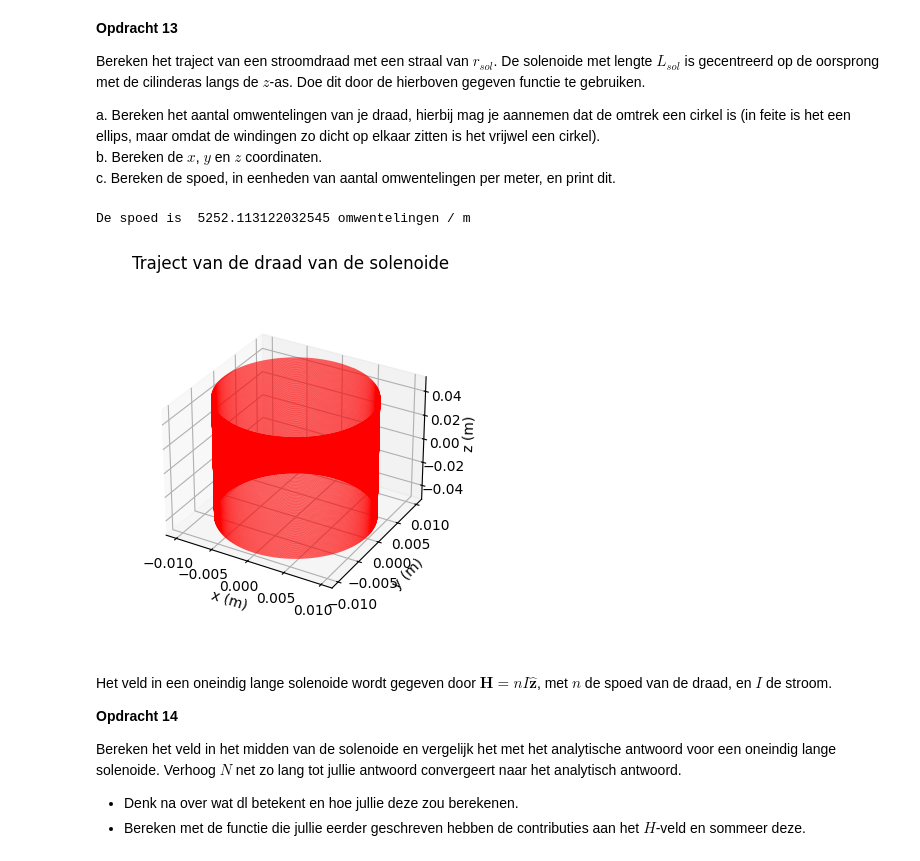
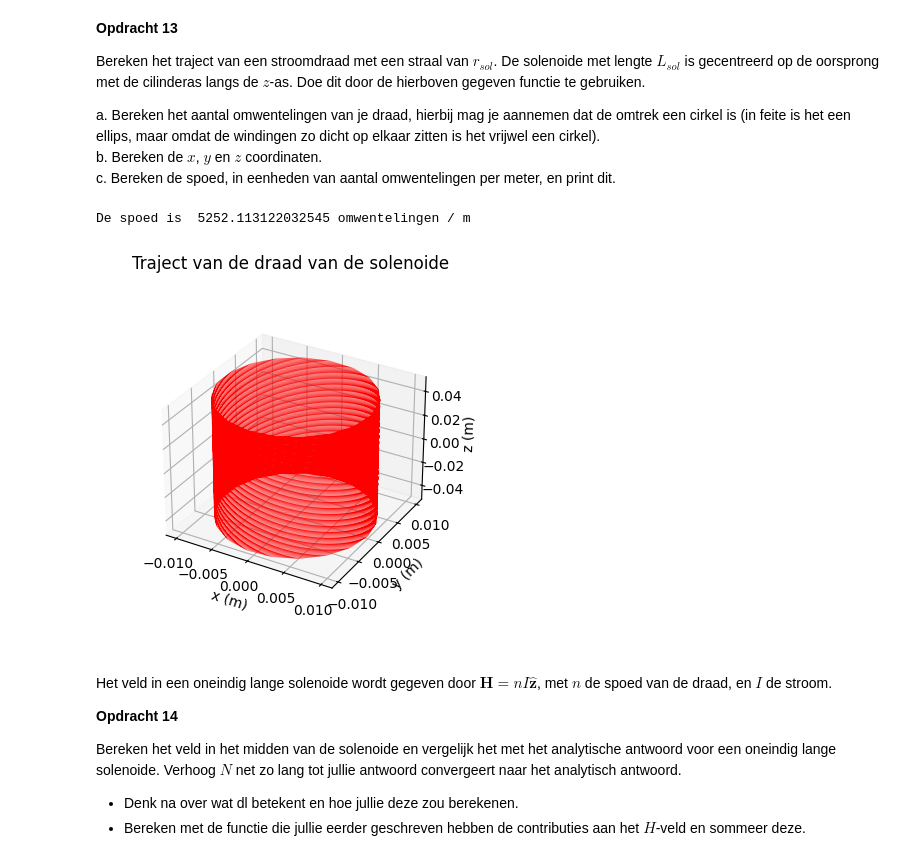
Before and after one commit to DavantePES/Def-D, a Jupyter notebook: DigitaleOntwerpopdrachten/2KrachtActuatorOpdracht/KrachtactuatorOpdracht.ipynb, the cells around one changed output. Drawn from its saved outputs; the diff is of its cells as text; code cells hidden in the pictures.

```diff
--- a/DigitaleOntwerpopdrachten/2KrachtActuatorOpdracht/KrachtactuatorOpdracht.ipynb
+++ b/DigitaleOntwerpopdrachten/2KrachtActuatorOpdracht/KrachtactuatorOpdracht.ipynb
@@ -514,24 +514,24 @@ c. Bereken de spoed, in eenheden van aantal omwentelingen per meter, en print di
 # %%
 l_draad = 33 # Lengte draad
 r_sol = 0.01 # Straal solenoide
 L_sol = 0.1 # Lengte solenoide
 N = l_draad/(2*np.pi*r_sol) # Aantal wikkeling
 
 # Enkele plots
 ax=plt.figure().add_subplot(projection='3d')
 plt.title('Traject van de draad van de solenoide')
-x, y, z = parametrisatie(100000, r_sol, N, L_sol)
+x, y, z = parametrisatie(10000, r_sol, N, L_sol)
 plt.plot(x, y, z, '-r', linewidth=0.1)
 ax.set_box_aspect(aspect=None, zoom=0.8)
 ax.set_xlabel('x (m)'), ax.set_ylabel('y (m)'), ax.set_zlabel('z (m)')
 
 # c. spoed, in omwentelingen per meter
 
 spoed = N / L_sol
 print('De spoed is ', spoed, 'omwentelingen / m')
 # %% [output]
 De spoed is  5252.113122032545 omwentelingen / m
-[figure, old version]
+[figure, new version]
 # %% [markdown]
 Het veld in een oneindig lange solenoide wordt gegeven door $\mathbf{H} = n I \hat{\mathbf{z}}$, met $n$ de spoed van de draad, en $I$ de stroom.
 
```
Also changed, not shown: parts of 11 cells of this notebook, 1 other file.
